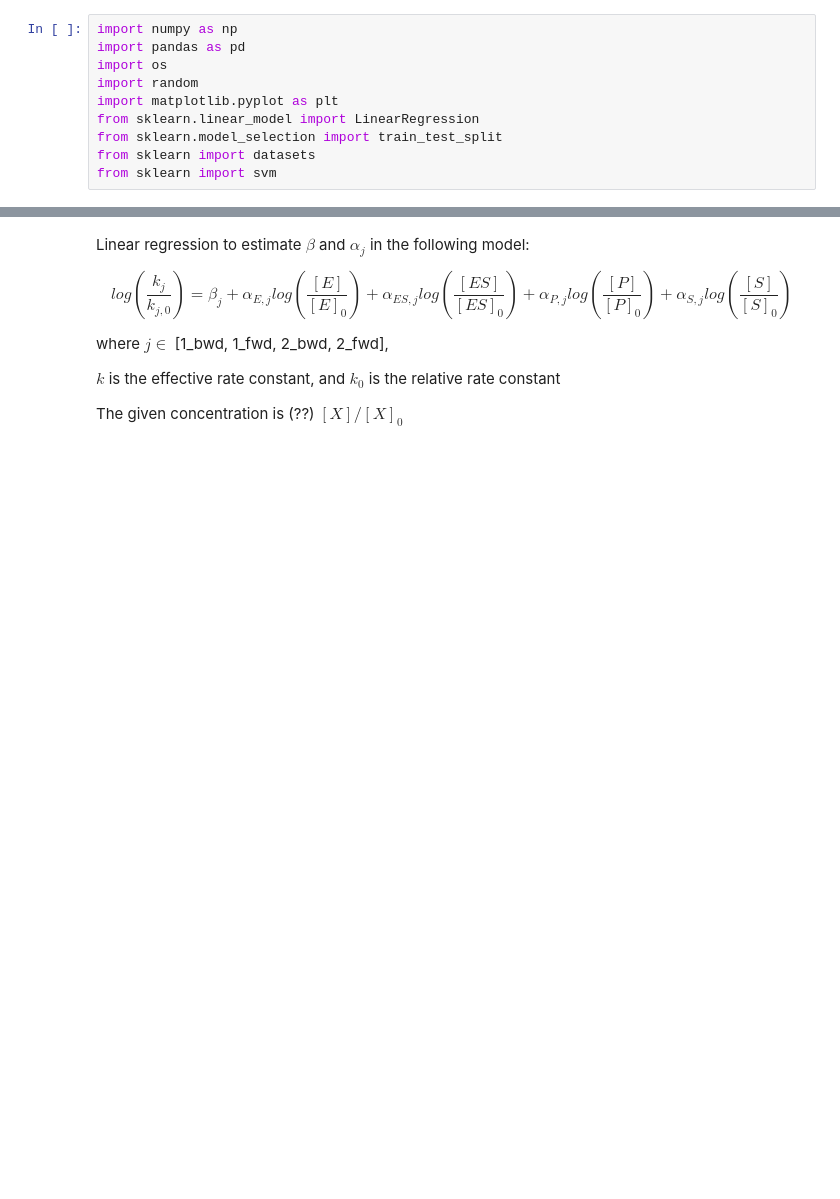
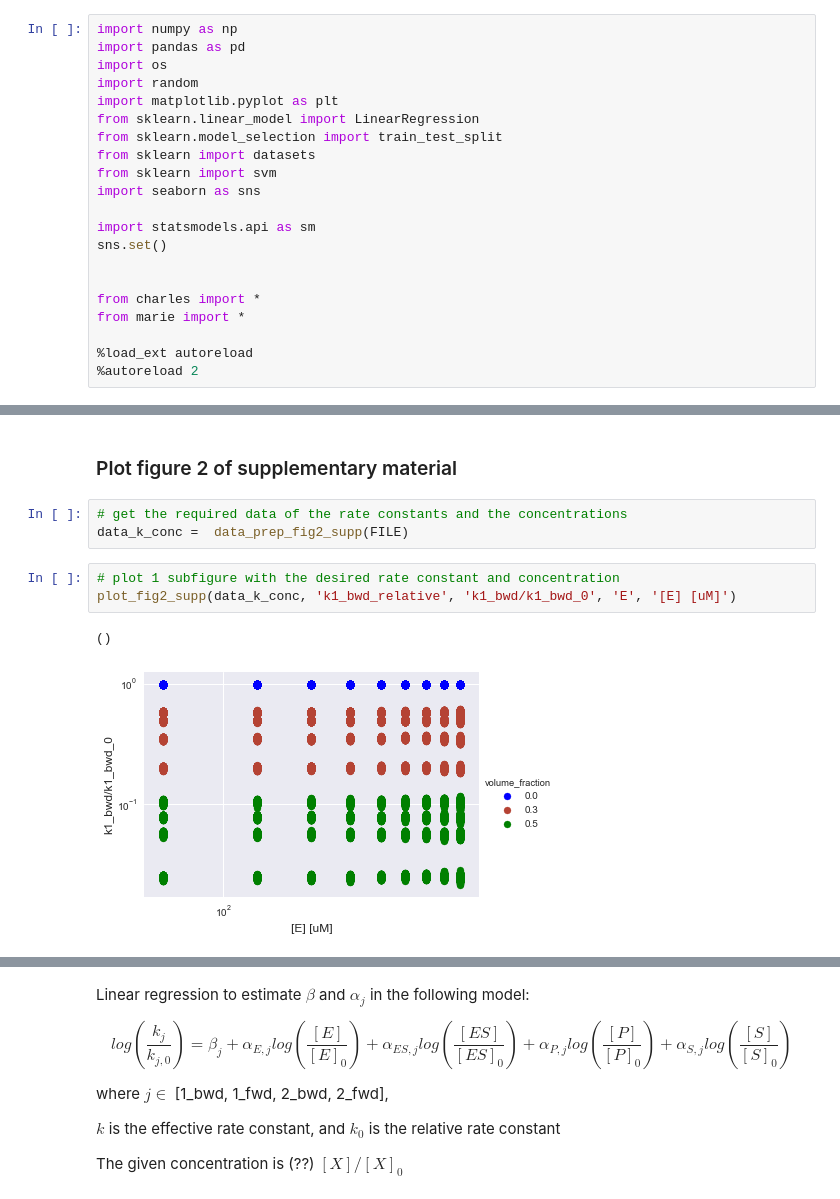
Before and after one commit to WilliamCappelletti/ML_CS433_project2, a Jupyter notebook: src/Marie_test.ipynb, the cells around one changed output, grey strips where cells are left out. Cells and saved outputs as stored; diff of their text form; blank space fills up the shorter version.

Commit message:
Subplot supplementary Figure 2

```diff
--- a/src/Marie_test.ipynb
+++ b/src/Marie_test.ipynb
@@ -8,3 +8,14 @@ from sklearn.linear_model import LinearRegression
 from sklearn.model_selection import train_test_split
 from sklearn import datasets
 from sklearn import svm
+import seaborn as sns
+
+import statsmodels.api as sm
+sns.set()
+
+
+from charles import *
+from marie import *
+
+%load_ext autoreload
+%autoreload 2
@@ -66,0 +39,11 @@ data.describe()
+# %% [markdown]
+### Plot figure 2 of supplementary material
+# %%
+# get the required data of the rate constants and the concentrations
+data_k_conc =  data_prep_fig2_supp(FILE)
+# %%
+# plot 1 subfigure with the desired rate constant and concentration
+plot_fig2_supp(data_k_conc, 'k1_bwd_relative', 'k1_bwd/k1_bwd_0', 'E', '[E] [uM]')
+# %% [output]
+()
+[figure, added]
```
Also changed, not shown: parts of 9 cells of this notebook, 1 other file.
